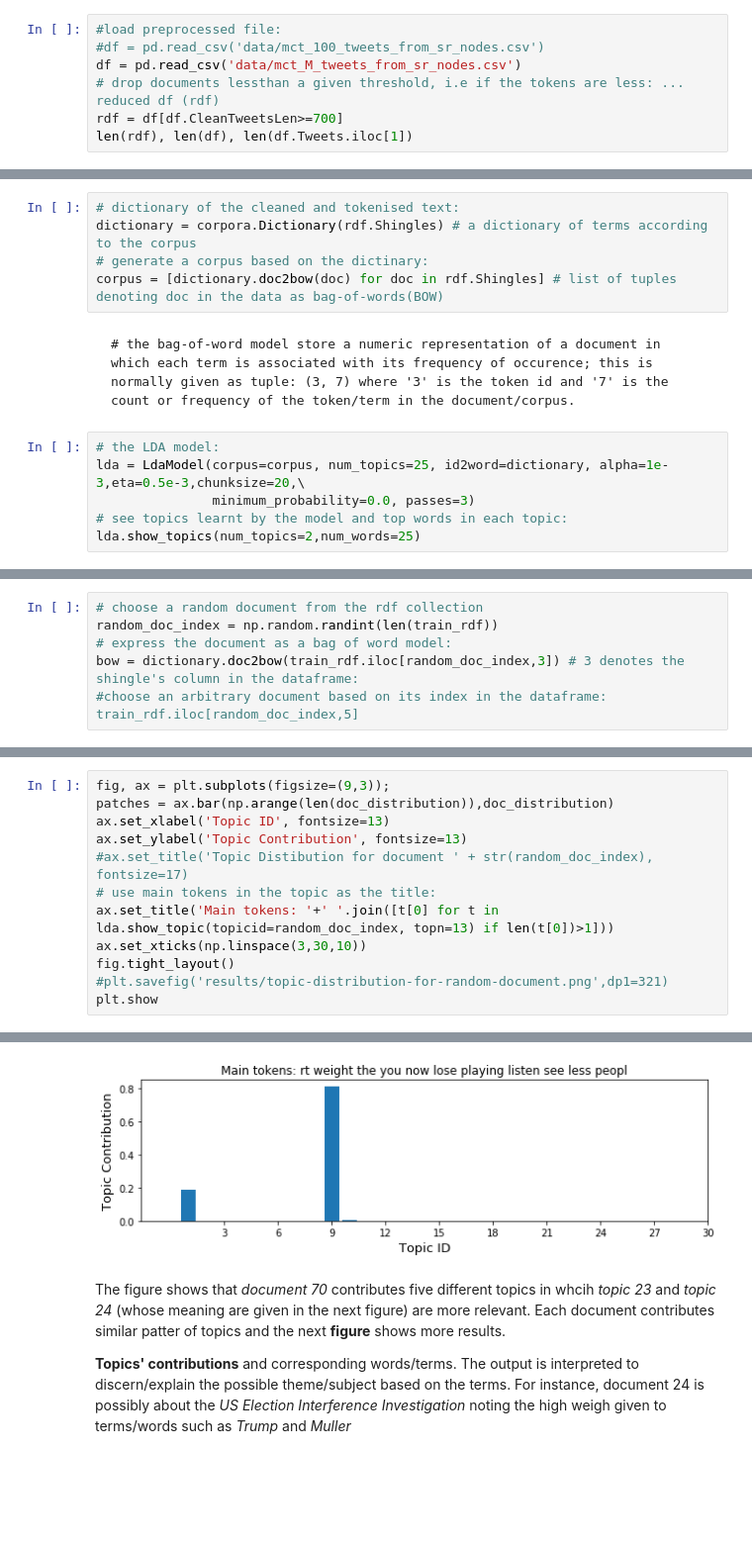
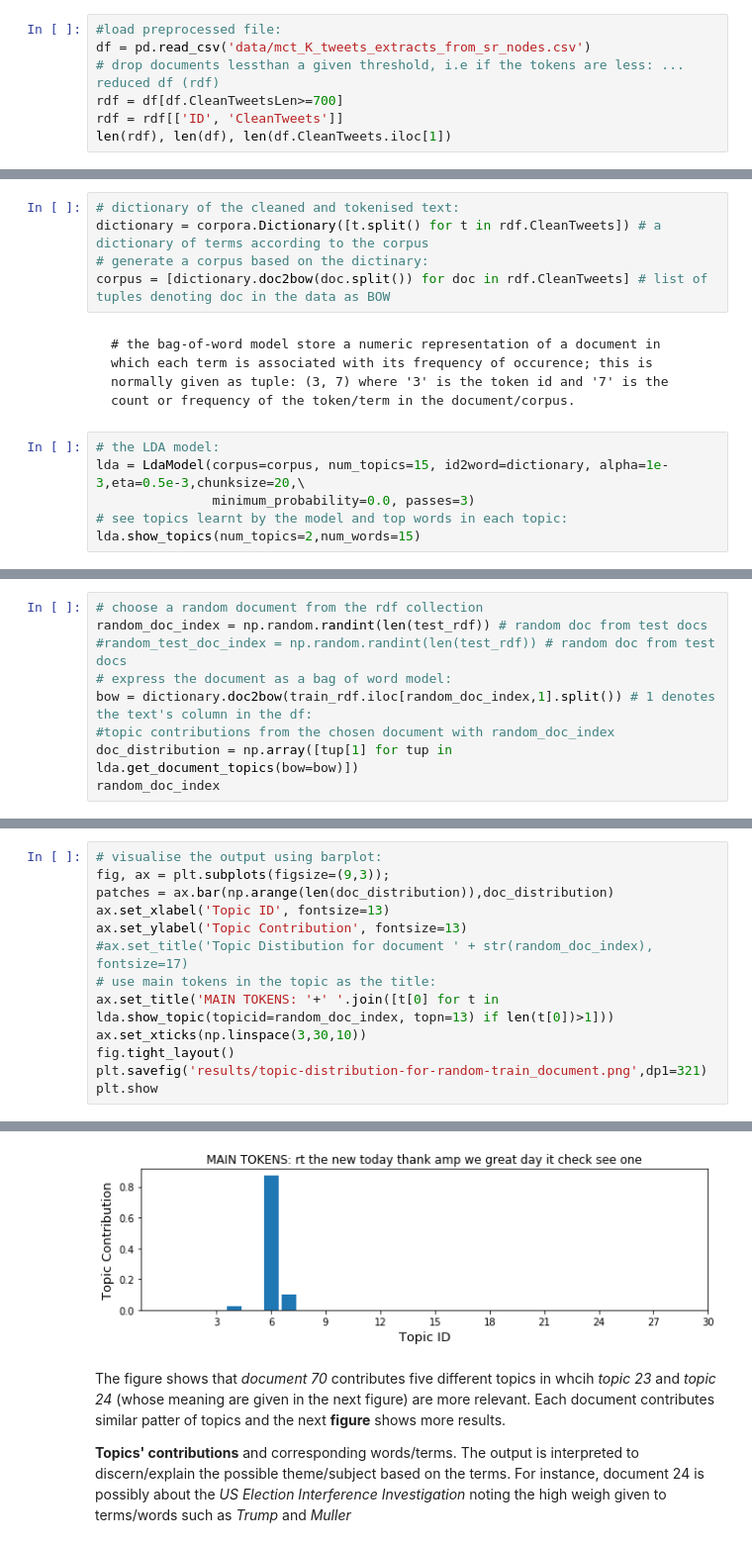
Before and after one commit to ijdutse/mct, a Jupyter notebook: MCT-textual_component.ipynb, the cells around one changed output, grey strips where cells are left out. Shown: that part at 99% size. Cells and saved outputs as stored; diff of their text form; blank space fills up the shorter version.

```diff
--- a/MCT-textual_component.ipynb
+++ b/MCT-textual_component.ipynb
@@ -150,8 +144,8 @@ df.to_csv('data/mct_M_tweets_from_sr_nodes.csv', index_label=False)
 # %%
 #load preprocessed file:
-#df = pd.read_csv('data/mct_100_tweets_from_sr_nodes.csv')
-df = pd.read_csv('data/mct_M_tweets_from_sr_nodes.csv')
+df = pd.read_csv('data/mct_K_tweets_extracts_from_sr_nodes.csv')
 # drop documents lessthan a given threshold, i.e if the tokens are less: ... reduced df (rdf)
 rdf = df[df.CleanTweetsLen>=700]
-len(rdf), len(df), len(df.Tweets.iloc[1])
+rdf = rdf[['ID', 'CleanTweets']]
+len(rdf), len(df), len(df.CleanTweets.iloc[1])
 # %% [output]
@@ -192,14 +203,14 @@ len(df),len(rdf),len(train_rdf),len(test_rdf)
 # %%
 # dictionary of the cleaned and tokenised text:
-dictionary = corpora.Dictionary(rdf.Shingles) # a dictionary of terms according to the corpus
+dictionary = corpora.Dictionary([t.split() for t in rdf.CleanTweets]) # a dictionary of terms according to the corpus
 # generate a corpus based on the dictinary:
-corpus = [dictionary.doc2bow(doc) for doc in rdf.Shingles] # list of tuples denoting doc in the data as bag-of-words(BOW)
+corpus = [dictionary.doc2bow(doc.split()) for doc in rdf.CleanTweets] # list of tuples denoting doc in the data as BOW
 # %% [markdown]
     # the bag-of-word model store a numeric representation of a document in which each term is associated with its frequency of occurence; this is normally given as tuple: (3, 7) where '3' is the token id and '7' is the count or frequency of the token/term in the document/corpus.
 # %%
 # the LDA model:
-lda = LdaModel(corpus=corpus, num_topics=25, id2word=dictionary, alpha=1e-3,eta=0.5e-3,chunksize=20,\
+lda = LdaModel(corpus=corpus, num_topics=15, id2word=dictionary, alpha=1e-3,eta=0.5e-3,chunksize=20,\
                minimum_probability=0.0, passes=3)
 # see topics learnt by the model and top words in each topic:
-lda.show_topics(num_topics=2,num_words=25)
+lda.show_topics(num_topics=2,num_words=15)
 # %% [output]
@@ -247,6 +261,9 @@ TOPIC_6:=> [('now', 0.06384521), ('film', 0.042026363), ('listen', 0.04178784),
 # %%
 # choose a random document from the rdf collection
-random_doc_index = np.random.randint(len(train_rdf))
+random_doc_index = np.random.randint(len(test_rdf)) # random doc from test docs
+#random_test_doc_index = np.random.randint(len(test_rdf)) # random doc from test docs
 # express the document as a bag of word model:
-bow = dictionary.doc2bow(train_rdf.iloc[random_doc_index,3]) # 3 denotes the shingle's column in the dataframe:
-#choose an arbitrary document based on its index in the dataframe: train_rdf.iloc[random_doc_index,5]
+bow = dictionary.doc2bow(train_rdf.iloc[random_doc_index,1].split()) # 1 denotes the text's column in the df:
+#topic contributions from the chosen document with random_doc_index
+doc_distribution = np.array([tup[1] for tup in lda.get_document_topics(bow=bow)])
+random_doc_index
@@ -258,18 +272,19 @@ doc_distribution = np.array([tup[1] for tup in lda.get_document_topics(bow=bow)]
 # %%
+# visualise the output using barplot:
 fig, ax = plt.subplots(figsize=(9,3));
 patches = ax.bar(np.arange(len(doc_distribution)),doc_distribution)
 ax.set_xlabel('Topic ID', fontsize=13)
 ax.set_ylabel('Topic Contribution', fontsize=13)
 #ax.set_title('Topic Distibution for document ' + str(random_doc_index), fontsize=17)
 # use main tokens in the topic as the title:
-ax.set_title('Main tokens: '+' '.join([t[0] for t in lda.show_topic(topicid=random_doc_index, topn=13) if len(t[0])>1]))
+ax.set_title('MAIN TOKENS: '+' '.join([t[0] for t in lda.show_topic(topicid=random_doc_index, topn=13) if len(t[0])>1]))
 ax.set_xticks(np.linspace(3,30,10))
 fig.tight_layout()
-#plt.savefig('results/topic-distribution-for-random-document.png',dp1=321)
+plt.savefig('results/topic-distribution-for-random-train_document.png',dp1=321)
 plt.show
 # %% [output]
 <function matplotlib.pyplot.show(*args, **kw)>
-[figure, old version]
+[figure, new version]
 # %% [markdown]
 The figure shows that *document 70* contributes five different topics in whcih *topic 23* and *topic 24* (whose meaning are given in the next figure) are more relevant. Each document contributes similar patter of topics and the next **figure** shows more results.
 
```
Also changed, not shown: parts of 50 cells of this notebook.
